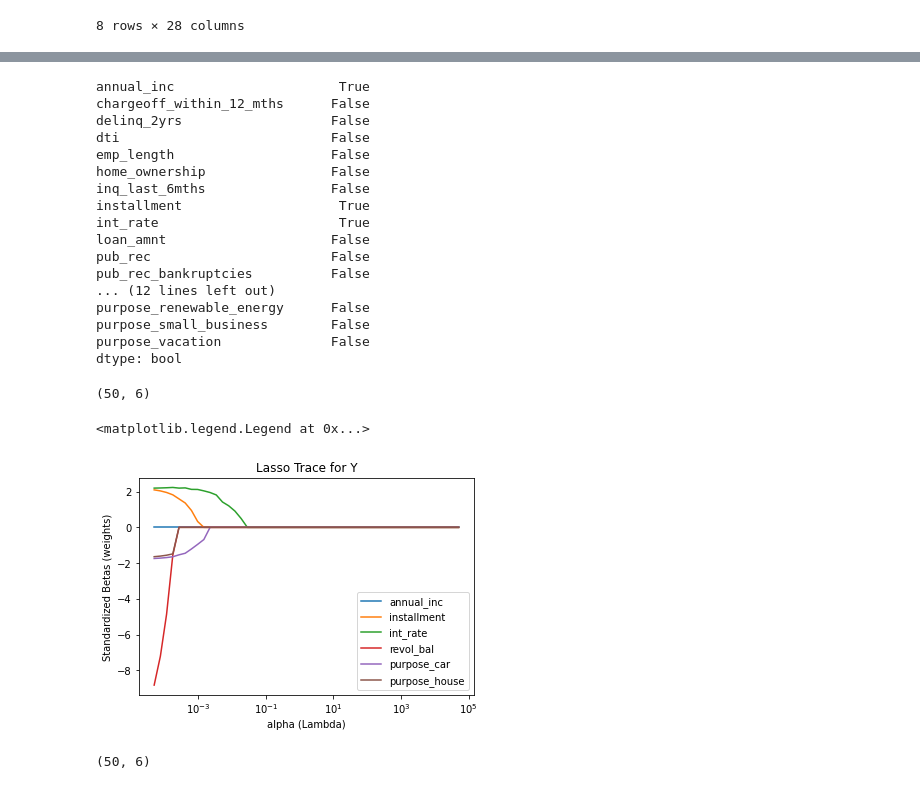
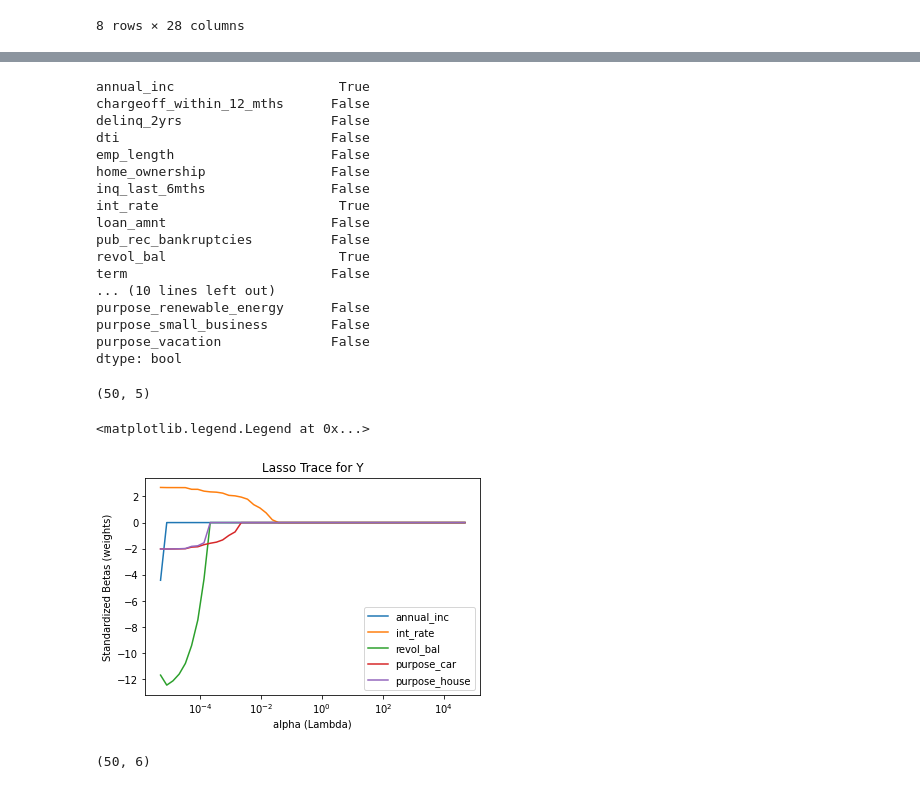
Before and after one commit to MarlonFacey/LoanDataLogReg, a Jupyter notebook: Loan Data EDA.ipynb, the cells around one changed output, grey strips where cells are left out. Cells and saved outputs as stored; diff of their text form; code cells hidden in the pictures.

```diff
--- a/Loan Data EDA.ipynb
+++ b/Loan Data EDA.ipynb
@@ -43,7 +45,7 @@ mask = (full_dataset['issue_d'] > '2014-01-01') & (full_dataset['issue_d'] <= '2
 small_dataset = full_dataset[mask]
 # %%
 columns = ['annual_inc', 'chargeoff_within_12_mths', 'delinq_2yrs', 'dti', 'emp_length', 'emp_title', 'funded_amnt',
-           'home_ownership', 'inq_last_6mths', 'installment', 'int_rate', 'issue_d', 'loan_amnt', 'pub_rec',
+           'home_ownership', 'inq_last_6mths', 'int_rate', 'issue_d', 'loan_amnt',
            'pub_rec_bankruptcies', 'purpose', 'revol_bal', 'term', 'total_acc', 'verification_status', 'loan_status']
 df = small_dataset[columns]
 # %%
@@ -333,18 +350,18 @@ dti                           False
 emp_length                    False
 home_ownership                False
 inq_last_6mths                False
-installment                    True
 int_rate                       True
 loan_amnt                     False
-pub_rec                       False
 pub_rec_bankruptcies          False
-... (12 lines left out)
+revol_bal                      True
+term                          False
+... (10 lines left out)
 purpose_renewable_energy      False
 purpose_small_business        False
 purpose_vacation              False
 dtype: bool
 # %%
-tuning_params = 10**np.linspace(5,-4,50)*0.5
+tuning_params = 10**np.linspace(5,-5,50)*0.5
 coefs = []
 for a in tuning_params:
     clf = GLM(Y,X,family=families.Binomial(),freq_weights = freq)
@@ -354,19 +371,19 @@ for a in tuning_params:
 
 print(np.shape(coefs))
 # %% [output]
-(50, 6)
+(50, 5)
 # %%
 ax = plt.gca()
 ax.plot(tuning_params, coefs)
 ax.set_xscale('log')
 plt.axis('tight')
 plt.title('Lasso Trace for Y')
 plt.xlabel('alpha (Lambda)')
 plt.ylabel('Standardized Betas (weights)')
-plt.legend(X.columns[top_coeffs])
+plt.legend(X.columns[top_coefs])
 # %% [output]
 <matplotlib.legend.Legend at 0x...>
-[figure, old version]
+[figure, new version]
 # %%
 tuning_params = 10**np.linspace(5,-4,50)*0.5
 coefs = []
```
Also changed, not shown: parts of 39 cells of this notebook.
